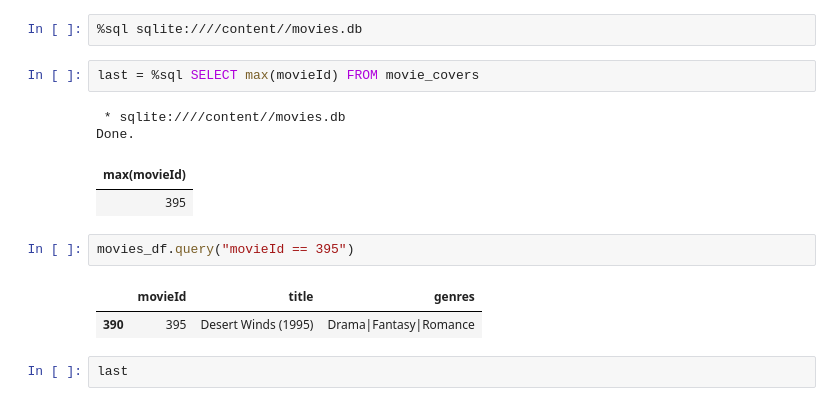
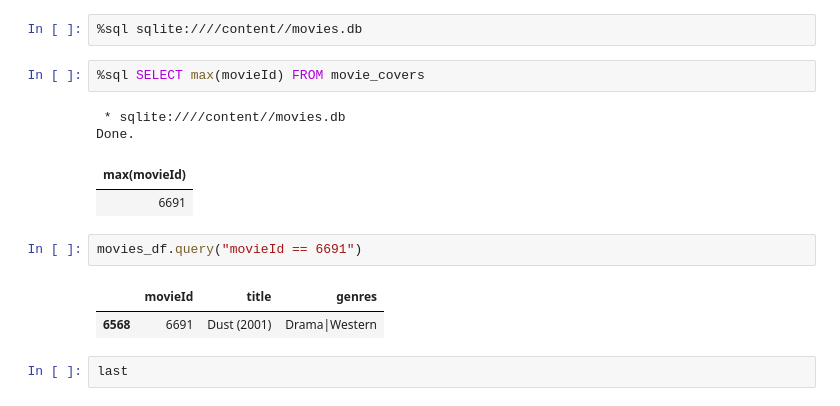
Before and after one commit to aleks-haksly/Simulative, a Jupyter notebook: ML/recomendation.ipynb, the cells around one changed output. Cells and saved outputs as stored; diff of their text form.

```diff
--- a/ML/recomendation.ipynb
+++ b/ML/recomendation.ipynb
@@ -1143,16 +1157,16 @@ no url for 446
 # %%
 %sql sqlite:////content//movies.db
 # %%
-last = %sql SELECT max(movieId) FROM movie_covers
+%sql SELECT max(movieId) FROM movie_covers
 # %% [output]
  * sqlite:////content//movies.db
 Done.
 | max(movieId) |
-| 395 |
+| 6691 |
 # %%
-movies_df.query("movieId == 395")
+movies_df.query("movieId == 6691")
 # %% [output]
 |  | movieId | title | genres |
-| 390 | 395 | Desert Winds (1995) | Drama|Fantasy|Romance |
+| 6568 | 6691 | Dust (2001) | Drama|Western |
 # %%
 last
```
Also changed, not shown: parts of 8 cells of this notebook.
